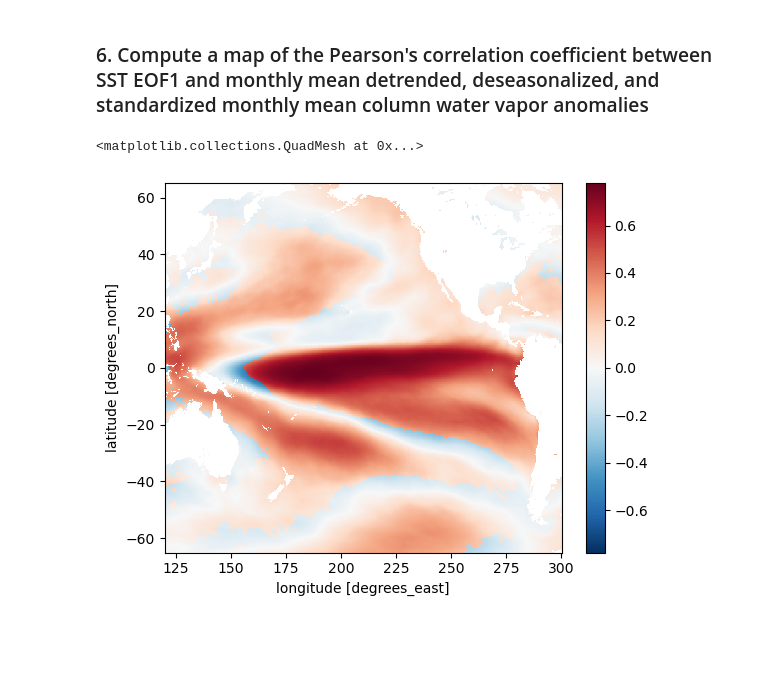
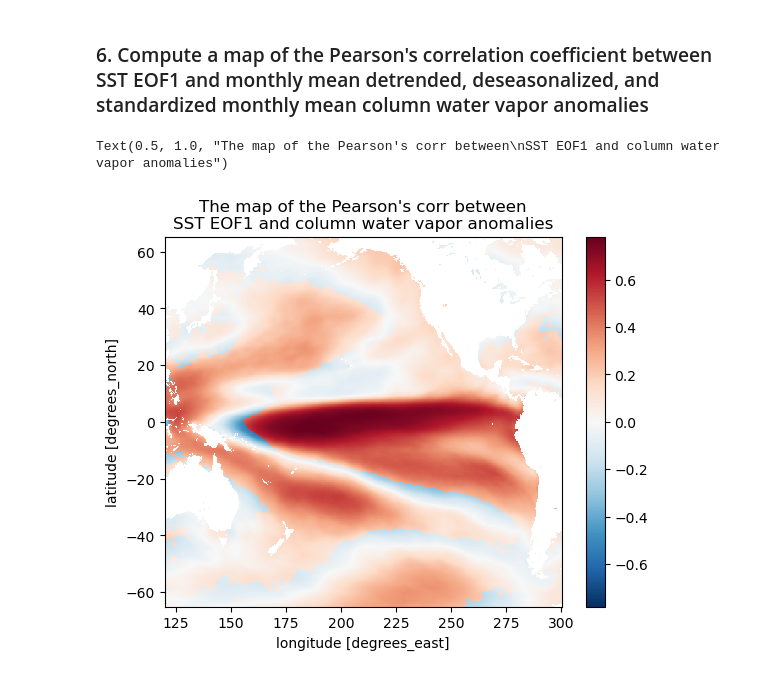
Before and after one commit to ptrierweiler/ATMS-523-Module-4-Trierweiler, a Jupyter notebook: trierweiler_HW.ipynb, the cells around one changed output. Cells and saved outputs as stored; diff of their text form; code cells hidden in the pictures; blank space fills up the shorter version.

```diff
--- a/trierweiler_HW.ipynb
+++ b/trierweiler_HW.ipynb
@@ -286,4 +286,5 @@ Attributes:
     long_name:  sst_reconstructed_with_5_EOFs
 # %%
 #reconstruction.to_netcdf('reconstruction.nc')
+reconstruction = xr.load_dataset('reconstruction.nc')
 # %%
@@ -308,6 +310,7 @@ eof1 = xr.load_dataarray('/home/pat6/module_4/ATMS-523-Module-4-Trierweiler/eof1
 reconst_1 = solver.reconstructedField(1)
 # %%
 xr.corr(z['tcwv'],reconst_1,dim='time').plot()
+plt.title("The map of the Pearson's corr between\nSST EOF1 and column water vapor anomalies")
 # %% [output]
-<matplotlib.collections.QuadMesh at 0x...>
+Text(0.5, 1.0, "The map of the Pearson's corr between\nSST EOF1 and column water vapor anomalies")
-[figure, old version]
+[figure, new version]
```
Also changed, not shown: parts of 1 cell of this notebook.
